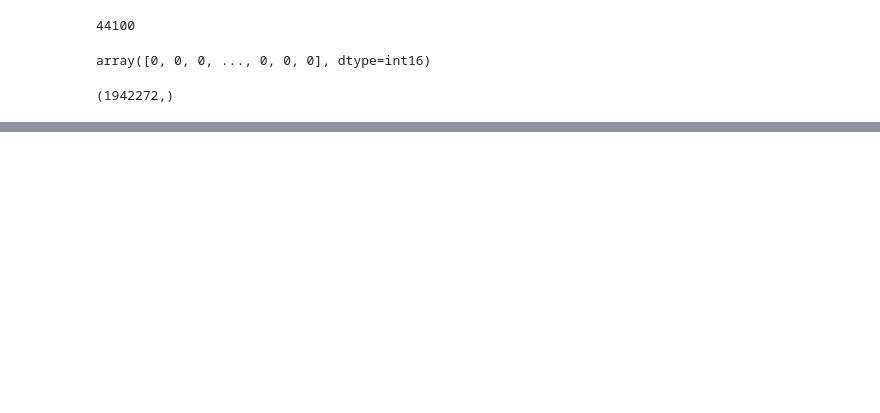
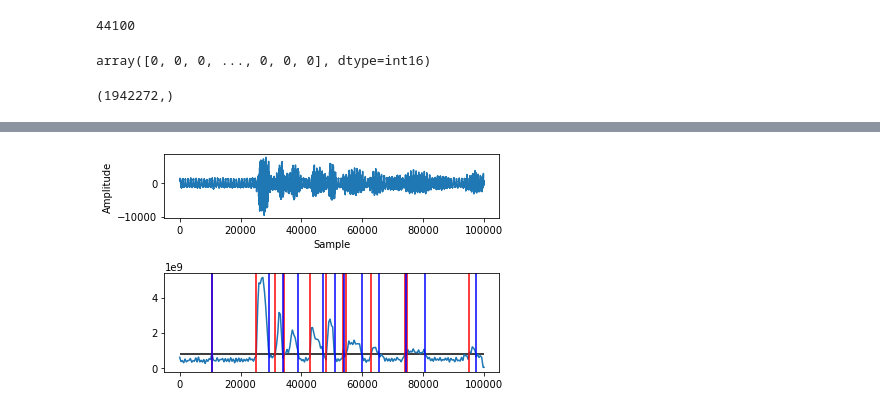
Before and after one commit to open-speech-org/python-speech-soa, a Jupyter notebook: 04_silence_segmentation/Silence segmentation.ipynb, the cells around one changed output, grey strips where cells are left out. Saved outputs shown, nothing was run; the diff lists cells and outputs as text; code cells hidden in the pictures; blank space fills up the shorter version.

```diff
--- a/04_silence_segmentation/Silence segmentation.ipynb
+++ b/04_silence_segmentation/Silence segmentation.ipynb
@@ -61,0 +73,22 @@ plt.plot(np.arange(0, signal_size), voice_ranges)
+# %%
+plt.subplot(311)
+plt.plot(signal)
+plt.xlabel('Sample')
+plt.ylabel('Amplitude')
+plt.subplot(212)
+plt.plot(np.arange(0, signal_size), interpolated_values)
+plt.hlines(np.max(interpolated_values)*threshold, 0, signal_size)
+voice_ranges = np.where(interpolated_values > np.max(interpolated_values) * threshold, 1, 0)
+
+# plt.plot(np.arange(0, signal_size), voice_ranges)
+deltas = delta(voice_ranges, (1, -1))
+changes_to_positive = np.where(deltas > 0)
+changes_to_negative = np.where(deltas < 0)
+# zip(changes_to_positive[0], changes_to_negative[0])
+# plt.plot(np.arange(0, signal_size), voice_ranges)
+for positive in changes_to_positive[0]:
+    plt.axvline(positive, color='r')
+for negative in changes_to_negative[0]:
+    plt.axvline(negative, color='b')
+# %% [output]
+[figure, added]
```
Also changed, not shown: parts of 6 cells of this notebook, 1 other file.
